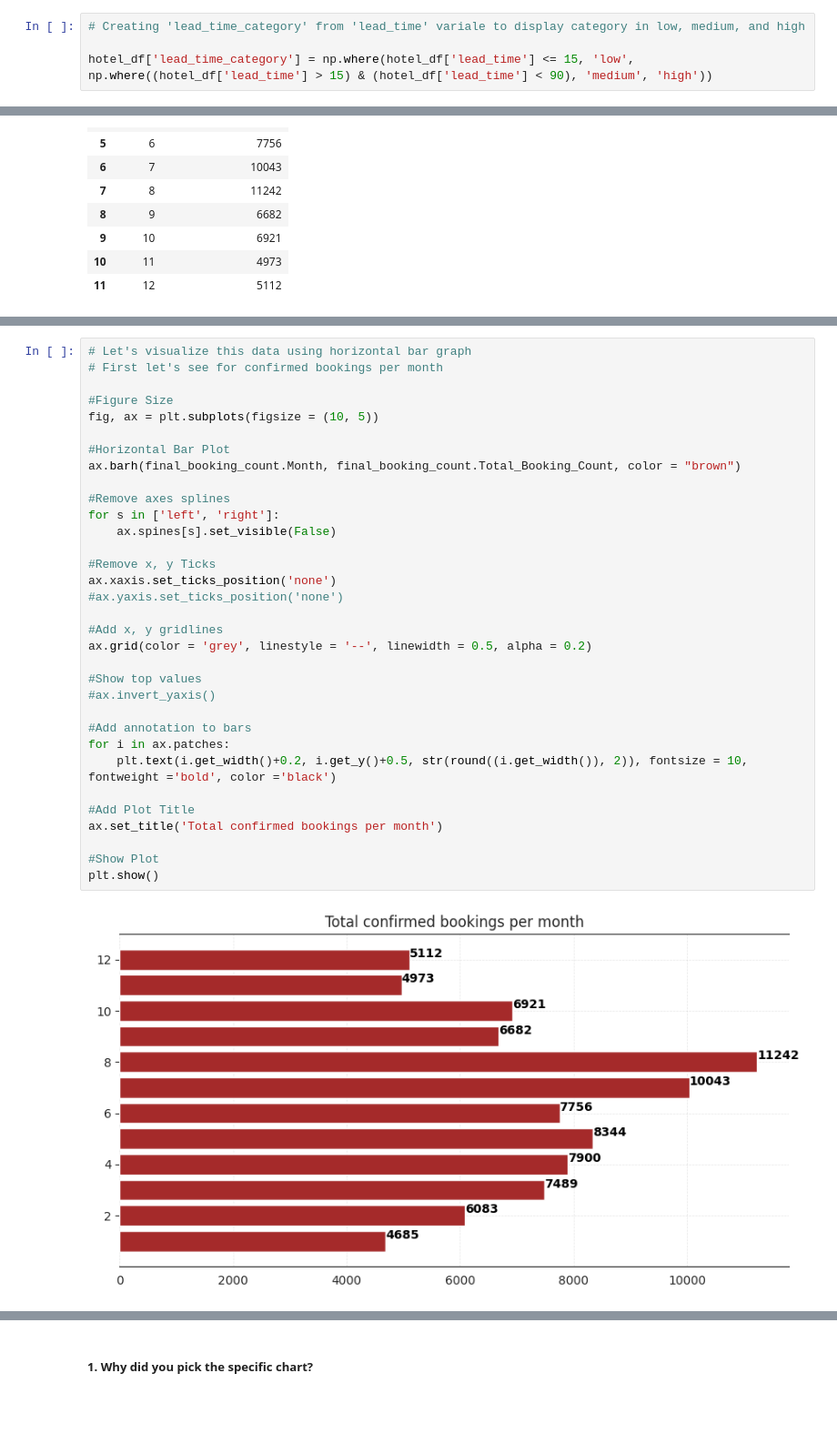
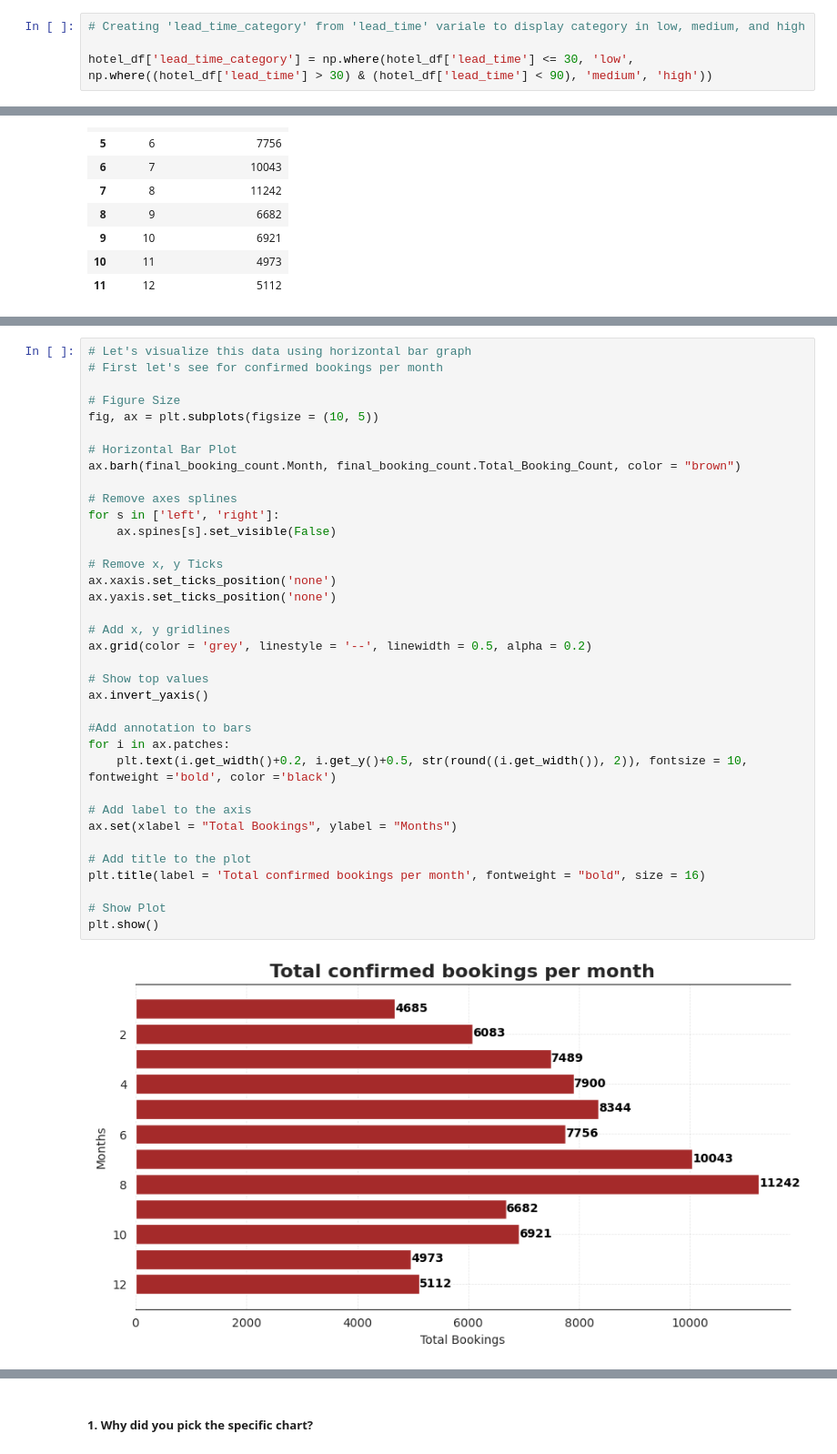
Before and after one commit to gautamdhanrajnemmaniwar/Hotel_Booking_Analysis_EDA, a Jupyter notebook: Hotel_Booking_Analysis_(EDA).ipynb, the cells around one changed output, grey strips where cells are left out. Shown at 91% size. Cells and saved outputs as stored; diff of their text form; blank space fills up the shorter version.

```diff
--- a/Hotel_Booking_Analysis_(EDA).ipynb
+++ b/Hotel_Booking_Analysis_(EDA).ipynb
@@ -577,7 +577,7 @@ hotel_df['guest_category'] = np.where(hotel_df['total_members'] == 1, 'single',
 # %%
 # Creating 'lead_time_category' from 'lead_time' variale to display category in low, medium, and high
 
-hotel_df['lead_time_category'] = np.where(hotel_df['lead_time'] <= 15, 'low', np.where((hotel_df['lead_time'] > 15) & (hotel_df['lead_time'] < 90), 'medium', 'high'))
+hotel_df['lead_time_category'] = np.where(hotel_df['lead_time'] <= 30, 'low', np.where((hotel_df['lead_time'] > 30) & (hotel_df['lead_time'] < 90), 'medium', 'high'))
 # %%
 # Create a new column 'arrival_date' by merging columns 'arrival_date_day_of_month', 'arrival_date_month' & 'arrival_date_year'
 # And change the 'arrival_date' column to date-time standard
@@ -1303,37 +1299,40 @@ Cancelation percentage
 # %%
 # Let's visualize this data using horizontal bar graph
 # First let's see for confirmed bookings per month
 
-#Figure Size
+# Figure Size
 fig, ax = plt.subplots(figsize = (10, 5))
 
-#Horizontal Bar Plot
+# Horizontal Bar Plot
 ax.barh(final_booking_count.Month, final_booking_count.Total_Booking_Count, color = "brown")
 
-#Remove axes splines
+# Remove axes splines
 for s in ['left', 'right']:
     ax.spines[s].set_visible(False)
 
-#Remove x, y Ticks
+# Remove x, y Ticks
 ax.xaxis.set_ticks_position('none')
-#ax.yaxis.set_ticks_position('none')
+ax.yaxis.set_ticks_position('none')
 
-#Add x, y gridlines
+# Add x, y gridlines
 ax.grid(color = 'grey', linestyle = '--', linewidth = 0.5, alpha = 0.2)
 
-#Show top values
-#ax.invert_yaxis()
+# Show top values
+ax.invert_yaxis()
 
 #Add annotation to bars
 for i in ax.patches:
     plt.text(i.get_width()+0.2, i.get_y()+0.5, str(round((i.get_width()), 2)), fontsize = 10, fontweight ='bold', color ='black')
 
-#Add Plot Title
-ax.set_title('Total confirmed bookings per month')
+# Add label to the axis
+ax.set(xlabel = "Total Bookings", ylabel = "Months")
 
-#Show Plot
+# Add title to the plot
+plt.title(label = 'Total confirmed bookings per month', fontweight = "bold", size = 16)
+
+# Show Plot
 plt.show()
 # %% [output]
-[figure, old version]
+[figure, new version]
 # %%
 # Let's visualize this information using pie chart
```
Also changed, not shown: parts of 174 cells of this notebook.
